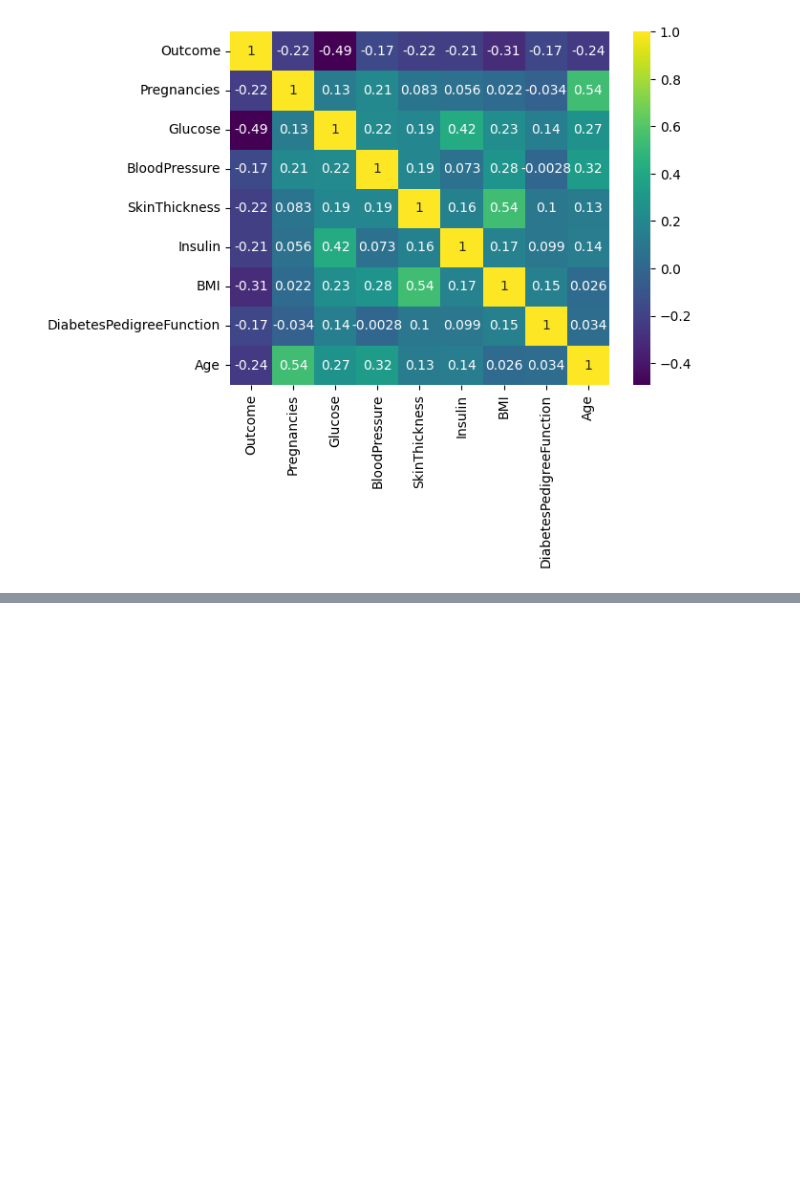
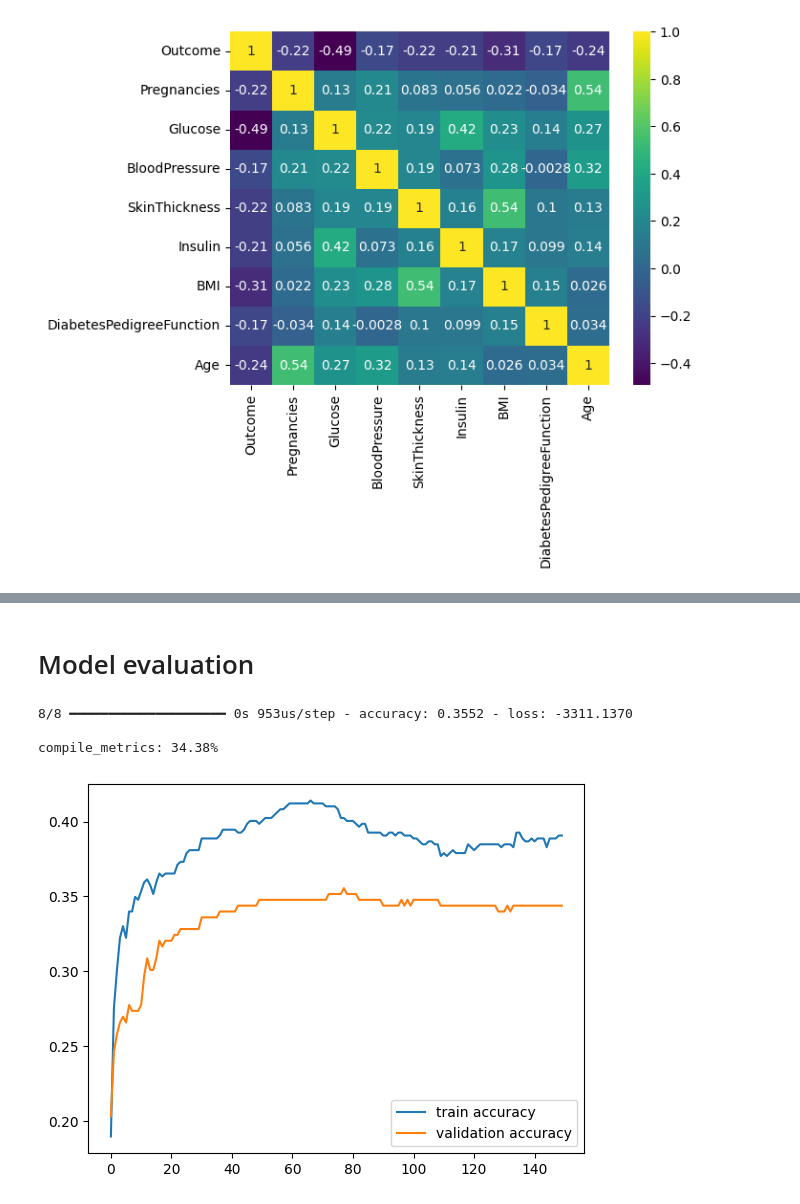
Before and after one commit to ifboelhasrin/DLF_A1, a Jupyter notebook: ass1.ipynb, the cells around one changed output, grey strips where cells are left out. Drawn from its saved outputs; the diff is of its cells as text; code cells hidden in the pictures; blank space fills up the shorter version.

Commit message:
first model build

```diff
--- a/ass1.ipynb
+++ b/ass1.ipynb
@@ -169,0 +172,7 @@ p = sns.heatmap(diabetes_df_cln.corr(), annot=True, cmap='viridis')
+# %%
+from sklearn.preprocessing import StandardScaler
+
+sc_X = StandardScaler()
+X =  pd.DataFrame(sc_X.fit_transform(diabetes_df_cln.drop(["Outcome"],axis = 1),),
+                  columns=['Pregnancies', 'Glucose', 'BloodPressure', 'SkinThickness', 'Insulin',
+                           'BMI', 'DiabetesPedigreeFunction', 'Age'])
@@ -169,0 +183,6 @@ p = sns.heatmap(diabetes_df_cln.corr(), annot=True, cmap='viridis')
+# %%
+from sklearn.model_selection import train_test_split
+
+y = diabetes_df_cln.Outcome
+X_train, X_test, y_train, y_test = train_test_split(X, diabetes_df_cln['Outcome'], test_size = 1/3,
+                                                    random_state = 48, stratify= y)
@@ -169,0 +191,14 @@ p = sns.heatmap(diabetes_df_cln.corr(), annot=True, cmap='viridis')
+# %%
+from keras.models import Sequential
+from keras.layers import Dense
+
+model = Sequential()
+
+model.add(Dense(12, input_dim=X_train.shape[1], activation='relu'))
+model.add(Dense(8, activation='relu'))
+
+model.add(Dense(1, activation='sigmoid'))
+
+model.compile(loss='binary_crossentropy', optimizer='adam', metrics=['accuracy'])
+
+history = model.fit(X_train, y_train, epochs=150, batch_size=10, validation_data=(X_test, y_test))
@@ -169,0 +223,17 @@ p = sns.heatmap(diabetes_df_cln.corr(), annot=True, cmap='viridis')
+# %% [markdown]
+# Model evaluation
+# %%
+scores = model.evaluate(X_test, y_test)
+
+print("\n%s: %.2f%%" % (model.metrics_names[1], scores[1]*100))
+# %% [output]
+8/8 ━━━━━━━━━━━━━━━━━━━━ 0s 953us/step - accuracy: 0.3552 - loss: -3311.1370
+
+compile_metrics: 34.38%
+# %%
+plt.plot(history.history['accuracy'], label='train accuracy')
+plt.plot(history.history['val_accuracy'], label='validation accuracy')
+plt.legend()
+plt.show()
+# %% [output]
+[figure, added]
```
Also changed, not shown: parts of 7 cells of this notebook, 1 other file.
